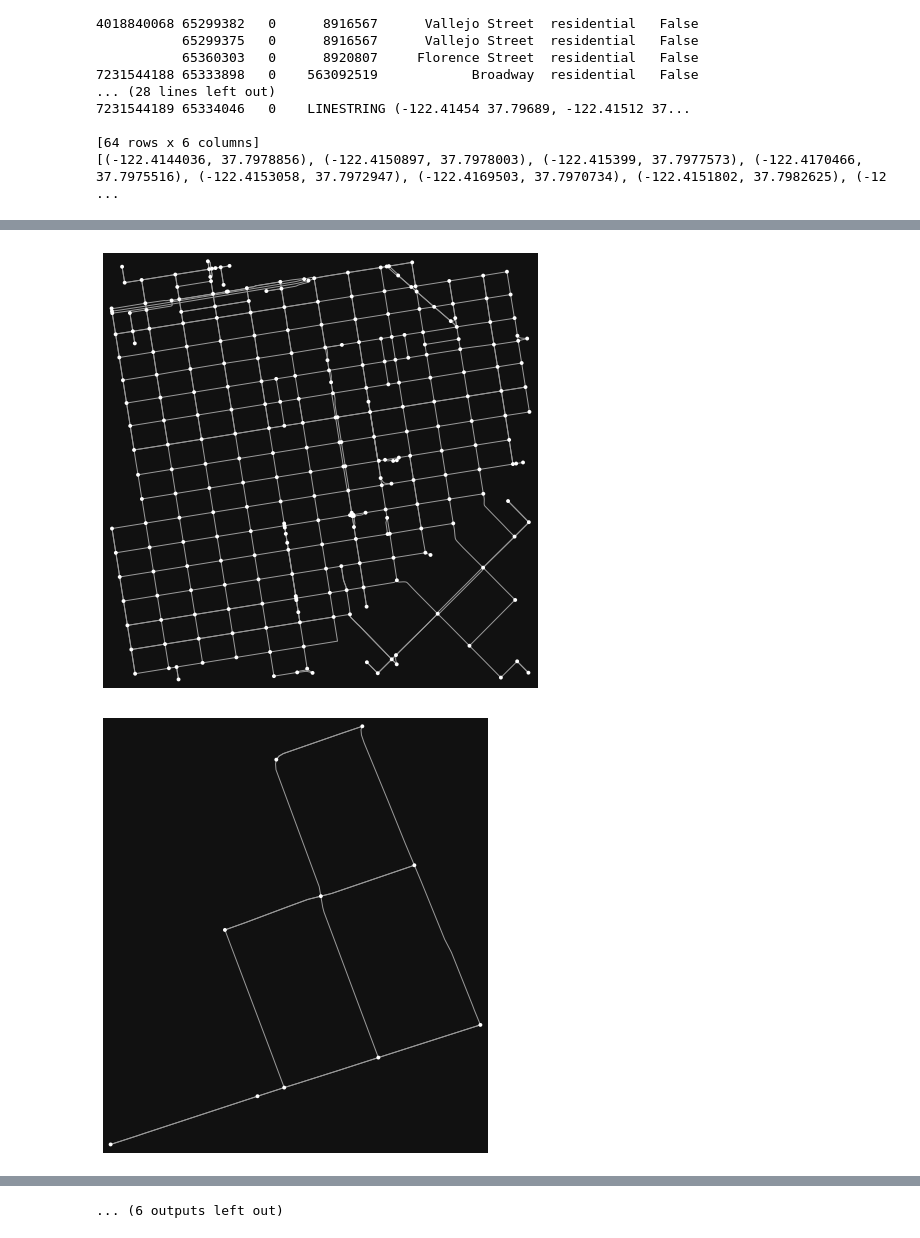
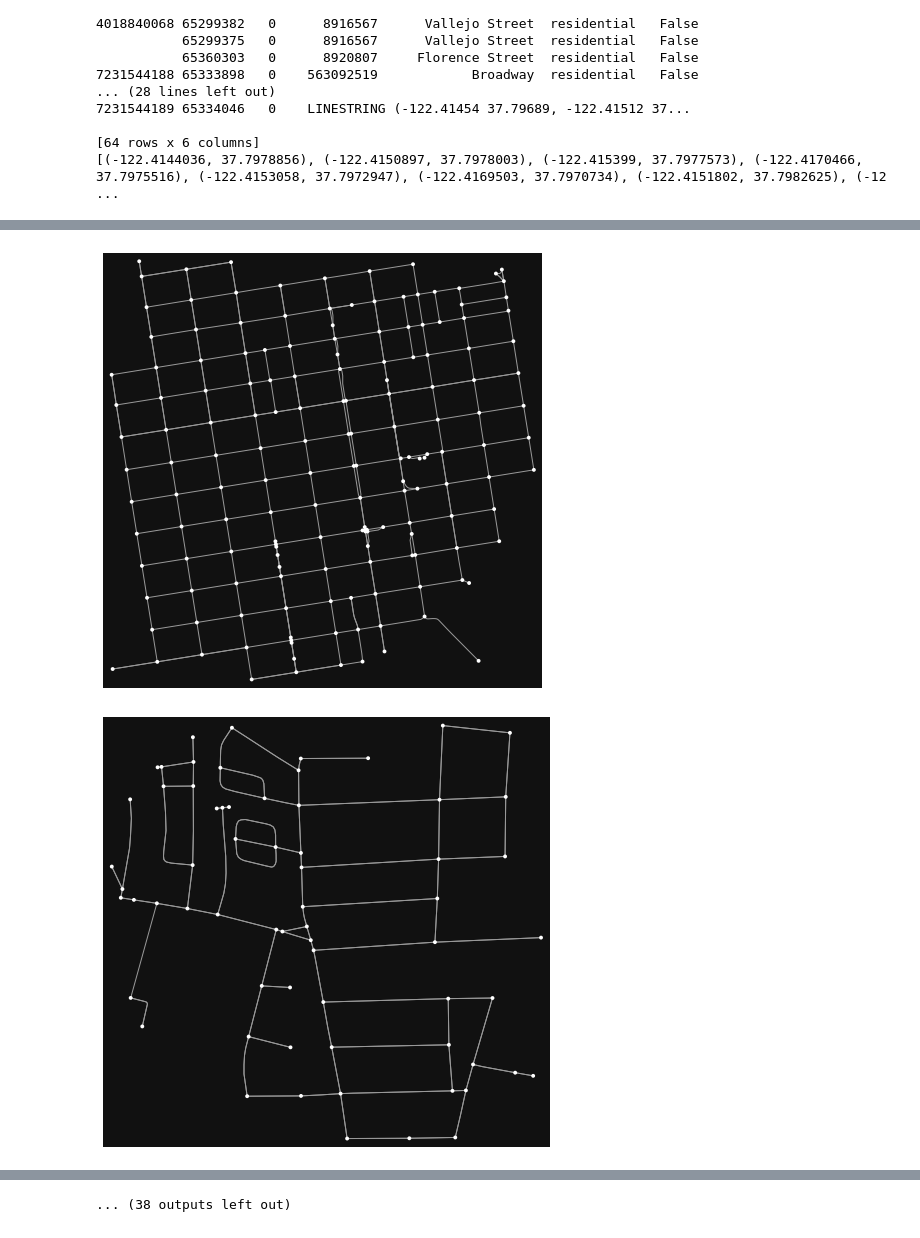
Before and after one commit to KacperWalentynowicz/route-planning, a Jupyter notebook: src/graphs/graph_download.ipynb, the cells around one changed output, grey strips where cells are left out. Cells and saved outputs as stored; diff of their text form; code cells hidden in the pictures.

```diff
--- a/src/graphs/graph_download.ipynb
+++ b/src/graphs/graph_download.ipynb
@@ -221,30 +221,36 @@ u          v          key
 [64 rows x 6 columns]
 [(-122.4144036, 37.7978856), (-122.4150897, 37.7978003), (-122.415399, 37.7977573), (-122.4170466, 37.7975516), (-122.4153058, 37.7972947), (-122.4169503, 37.7970734), (-122.4151802, 37.7982625), (-12 ...
 # %%
-coords = [(37.79, -122.41), (52.236219, 21.008218), (52.207708, 0.126859)]
-#coords = [New York, Warsaw, Cambridge center]
+coords = [(37.79, -122.41),
+          (52.236219, 21.008218),
+          (52.207708, 0.126859),
+          (52.526885, 13.415033),
+          (-22.874405, -43.357217),
+          (37.442356, -122.143038)]
+#coords = [New York, Warsaw, Cambridge, Berlin, Rio de Janeiro, Palo Alto]
 
-def prepare_testcases(testcases):
+def prepare_testcases(testcases, xmin, xmax):
     np.random.seed(42)
     it = 0
 
-    for c in range(0, 3):
-        for range_around in testcases:
-            name = 'eval_' + str(it)
-            it += 1
+    for c in range(testcases):
+        name = 'eval_' + str(it)
+        it += 1
 
-            X,Y = coords[c]
+        c = int(np.random.uniform(0, len(coords)))
+        X,Y = coords[c]
+        range_around = np.random.uniform(xmin, xmax)
 
-            G = ox.graph_from_point((X, Y), dist=range_around, network_type='drive')
-            nodes_geometry = ox.graph_to_gdfs(G, nodes=True, edges=False, node_geometry=True, fill_edge_geometry=False)['geometry']
-            #G = osmnx.utils_graph.get_digraph(G, weight='length')
-            mapping, revmap = calculate_node_mappings(G)
-            ox.plot_graph(G)
-            save_graph(G, name)
+        G = ox.graph_from_point((X, Y), dist=range_around, network_type='drive')
+        nodes_geometry = ox.graph_to_gdfs(G, nodes=True, edges=False, node_geometry=True, fill_edge_geometry=False)['geometry']
+        #G = osmnx.utils_graph.get_digraph(G, weight='length')
+        mapping, revmap = calculate_node_mappings(G)
+        ox.plot_graph(G)
+        save_graph(G, name)
 
-            save_as_simple_edgelist(G, name, mapping, nodes_geometry)
+        save_as_simple_edgelist(G, name, mapping, nodes_geometry)
 
-            #save_shortest_distances(G, name, revmap)
+        #save_shortest_distances(G, name, revmap)
 
-prepare_testcases([200, 300, 400, 500, 700, 900])
+prepare_testcases(50, 250, 700)
 # %% [output]
@@ -256,2 +262,2 @@ prepare_testcases([200, 300, 400, 500, 700, 900])
-[figure, old version]
+[figure, new version]
-[figure, old version]
+[figure, new version]
@@ -263,3 +269,3 @@ prepare_testcases([200, 300, 400, 500, 700, 900])
-... (6 outputs left out)
+... (38 outputs left out)
 # %%
 print("Finished")
```
Also changed, not shown: parts of 3 cells of this notebook, 41 other files.
